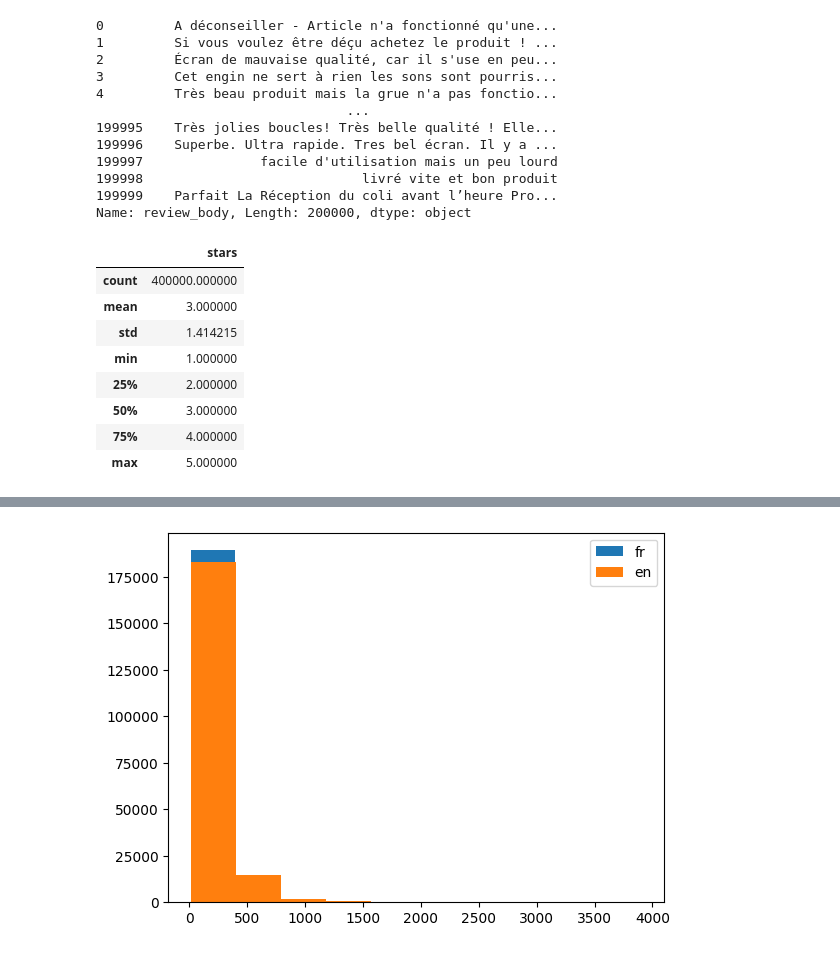
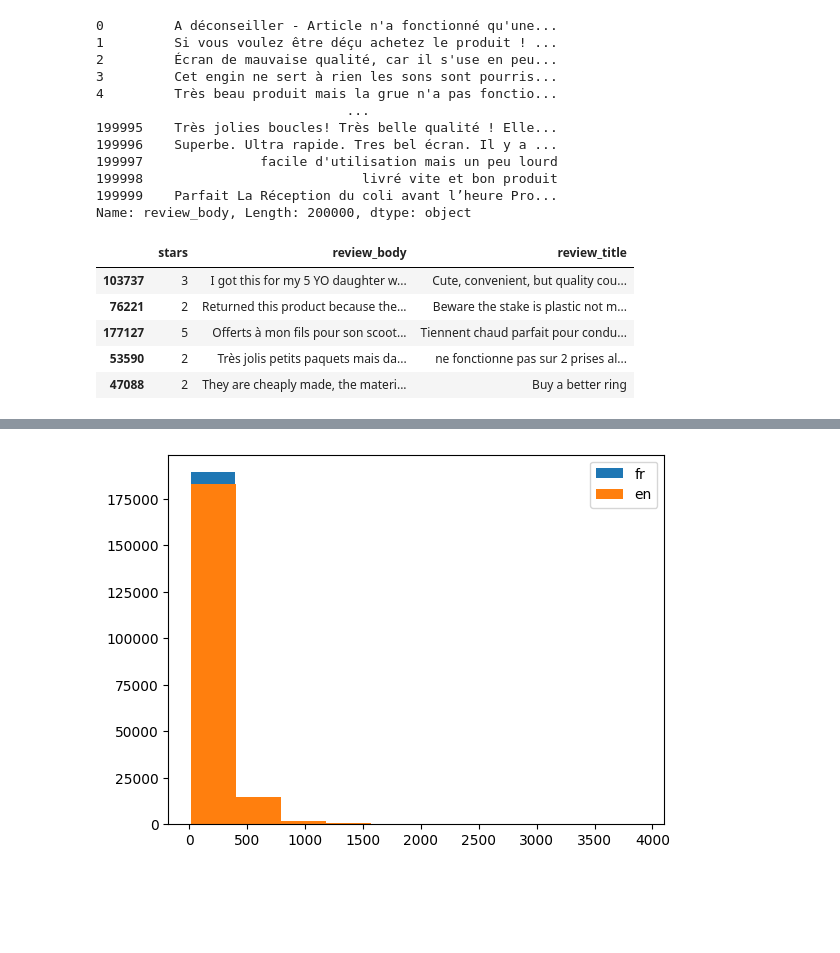
Before and after one commit to dona-eric/customer-satisfaction-analysis, a Jupyter notebook: Analyse/analyse_version1.ipynb, the cells around one changed output, grey strips where cells are left out. Drawn from its saved outputs; the diff is of its cells as text; code cells hidden in the pictures; blank space fills up the shorter version.

```diff
--- a/Analyse/analyse_version1.ipynb
+++ b/Analyse/analyse_version1.ipynb
@@ -157,15 +157,14 @@ Name: review_body, Length: 200000, dtype: object
 # %%
 ### constitutions le jeu de données finales avec les colonnes pertinentes
 
-data = df[['stars', 'review_body', 'review_title']]
-data.describe()
+dff = df[['stars', 'review_body', 'review_title']]
+train = dff.sample(n=50000, random_state=42)
+test = dff.sample(n=50000, random_state=42)
+train.sample(5)
 # %% [output]
-|  | stars |
-| count | 400000.000000 |
-| mean | 3.000000 |
-| std | 1.414215 |
-| min | 1.000000 |
-| 25% | 2.000000 |
-| 50% | 3.000000 |
-| 75% | 4.000000 |
-| max | 5.000000 |
+|  | stars | review_body | review_title |
+| 103737 | 3 | I got this for my 5 YO daughter w... | Cute, convenient, but quality cou... |
+| 76221 | 2 | Returned this product because the... | Beware the stake is plastic not m... |
+| 177127 | 5 | Offerts à mon fils pour son scoot... | Tiennent chaud parfait pour condu... |
+| 53590 | 2 | Très jolis petits paquets mais da... | ne fonctionne pas sur 2 prises al... |
+| 47088 | 2 | They are cheaply made, the materi... | Buy a better ring |
```
Also changed, not shown: parts of 20 cells of this notebook, 15 other files.
